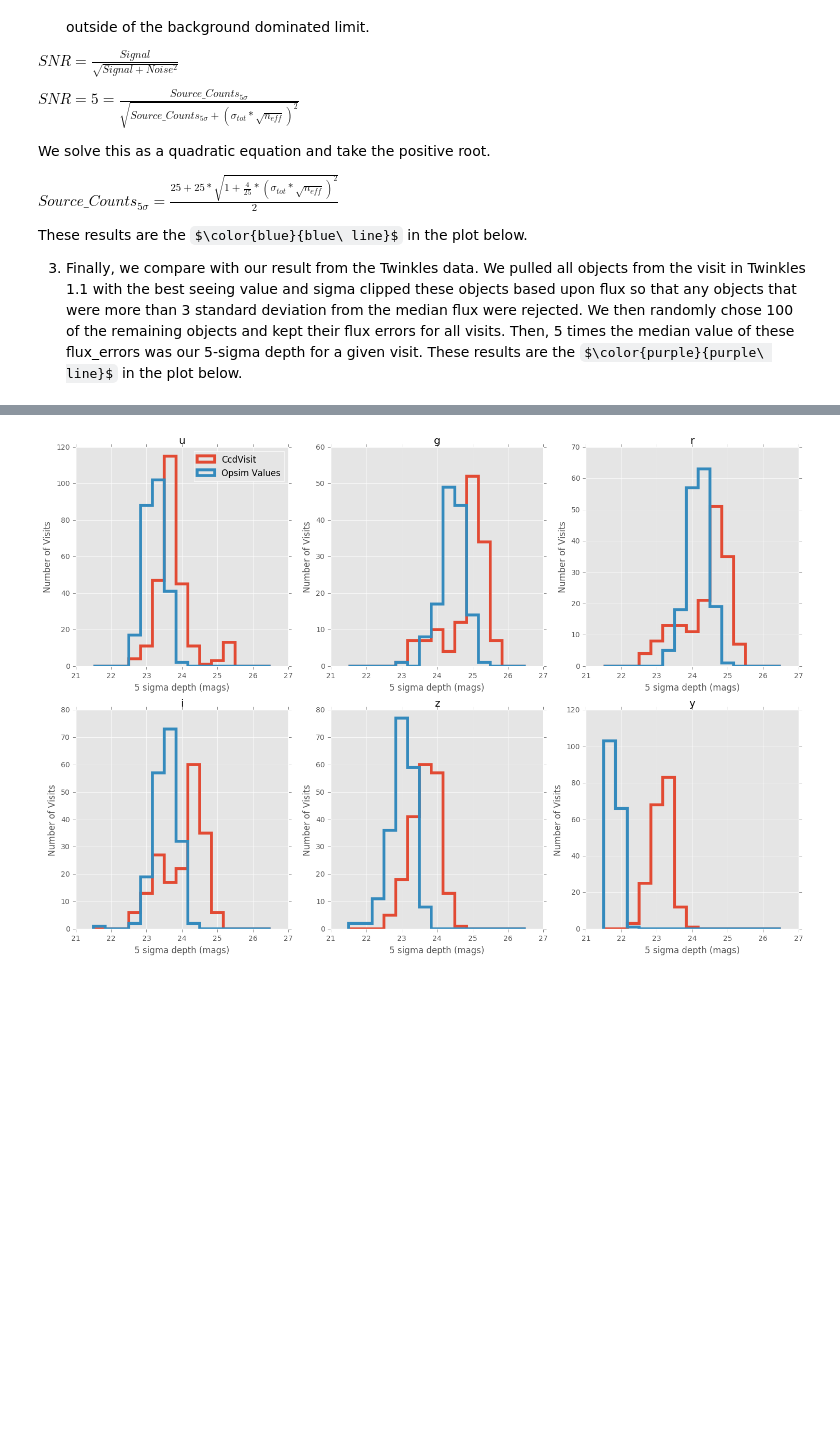
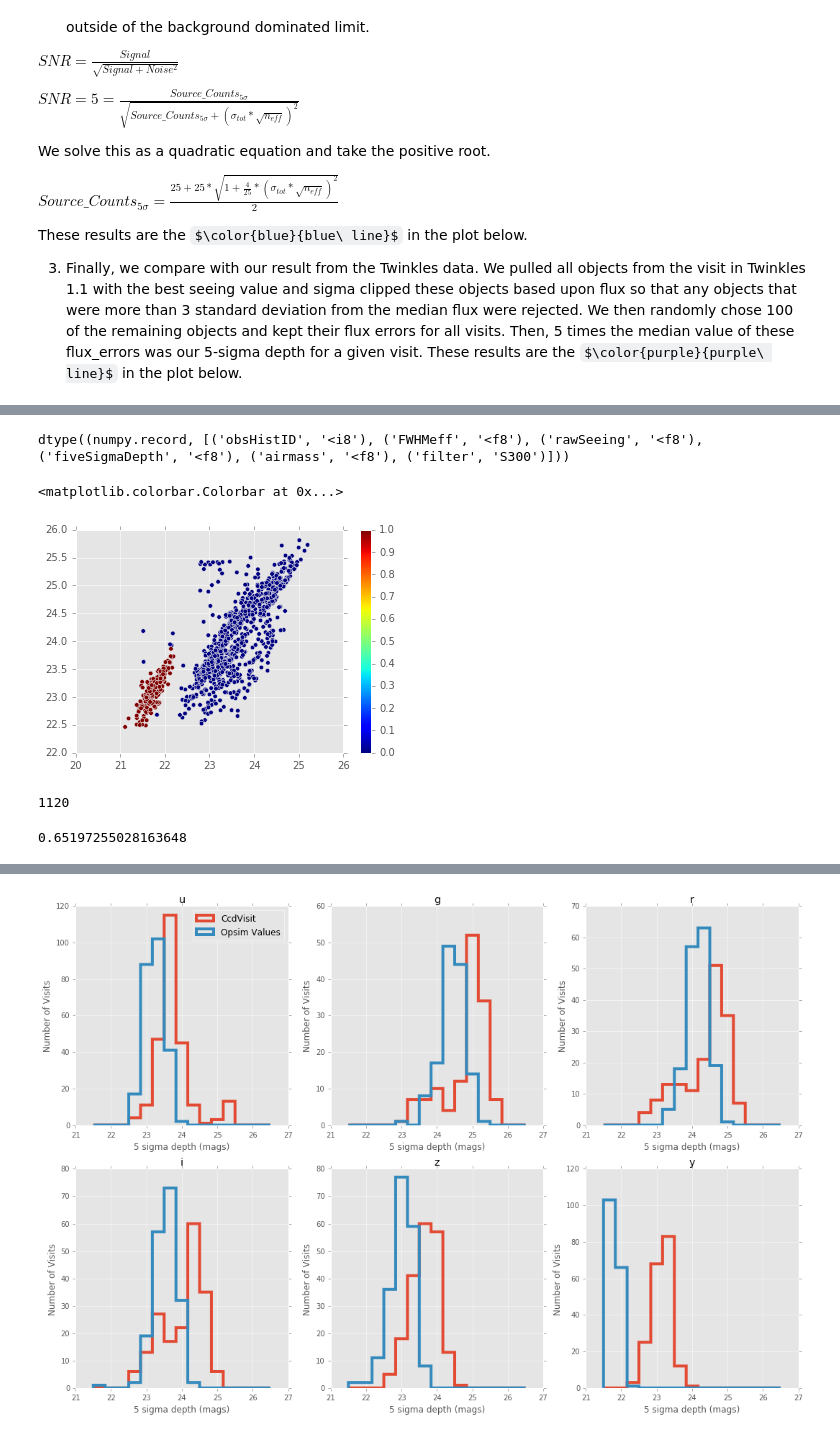
Before and after one commit to LSSTDESC/Monitor, a Jupyter notebook: examples/simple_error_model.ipynb, the cells around one changed output, grey strips where cells are left out. Saved outputs shown, nothing was run; the diff lists cells and outputs as text; code cells hidden in the pictures; some formulas as TeX source; blank space fills up the shorter version.

```diff
--- a/examples/simple_error_model.ipynb
+++ b/examples/simple_error_model.ipynb
@@ -37,10 +37,11 @@ star_db_name = 'twinkles_run1.1.db'
 # %%
 truth_dbConn = desc.monitor.truthDBInterface(database=star_db_name, driver='sqlite')
 dbConn_twinkles = desc.monitor.dbInterface(database='DESC_Twinkles_Level_2',
-                                           host='127.0.0.1', port='3307',
+                                           #host='127.0.0.1', port='3307',
+                                           host='scidb1.nersc.gov', port=3306,
                                            driver='mysql')
 # %%
-opsim_dbConn = desc.monitor.opsimDBInterface('/Users/Bryce/Desktop/kraken_1042_sqlite.db')
+opsim_dbConn = desc.monitor.opsimDBInterface('../../kraken_1042_sqlite.db')
 # %%
 visit_info = dbConn_twinkles.get_all_visit_info()
 # %%
@@ -173,0 +143,24 @@ plt.ylim(0, 350)
+# %%
+opsim_info.dtype
+# %% [output]
+dtype((numpy.record, [('obsHistID', '<i8'), ('FWHMeff', '<f8'), ('rawSeeing', '<f8'), ('fiveSigmaDepth', '<f8'), ('airmass', '<f8'), ('filter', 'S300')]))
+# %%
+filt_num = []
+i = 0
+#filt_map = {'u':0, 'g':1, 'r':2, 'i':3, 'z':4, 'y':5}
+filt_map = {'u':0, 'g':0, 'r':0, 'i':0, 'z':0, 'y':1}
+not_y = []
+y = []
+for filt_val in opsim_info['filter'][obs_list]:
+    filt_num.append(filt_map[filt_val])
+    if filt_val == 'y':
+        y.append(i)
+    else:
+        not_y.append(i)
+    i+=1
+# %%
+plt.scatter(opsim_info['fiveSigmaDepth'][obs_list], 22.5 - 2.5*np.log10(f5), c=filt_num)
+plt.colorbar()
+# %% [output]
+<matplotlib.colorbar.Colorbar at 0x...>
+[figure, added]
@@ -173,0 +169,24 @@ plt.ylim(0, 350)
+# %%
+print len(obs_list)
+random_sort = np.random.choice(np.arange(len(obs_list)), size = len(obs_list), replace=False)
+#random_not_y = np.random.choice(not_y, size = len(not_y), re)
+cut = 280
+train = random_sort[:cut] #Split 25/75 for train/test
+test = random_sort[cut:]
+model = lReg()
+#model.fit(opsim_info['fiveSigmaDepth'][obs_list][train].reshape(-1, 1),
+#          22.5 - 2.5*np.log10(f5[train]).reshape(-1, 1))
+model.fit(np.array([opsim_info['fiveSigmaDepth'][obs_list][train],
+                    np.array(filt_num)[train]]).T.reshape(cut, 2),
+          22.5 - 2.5*np.log10(f5[train]).reshape(-1, 1))
+#pred_f5 = model.predict(opsim_info['fiveSigmaDepth'][obs_list][test].reshape(-1, 1))
+pred_f5 = model.predict(np.array([opsim_info['fiveSigmaDepth'][obs_list][test],
+                                  np.array(filt_num)[test]]).T.reshape(len(obs_list)-cut,2))
+# %% [output]
+1120
+# %%
+model.score(np.array([opsim_info['fiveSigmaDepth'][obs_list][test],
+                      np.array(filt_num)[test]]).T.reshape(len(obs_list)-cut,2),
+            22.5 - 2.5*np.log10(f5[test]))
+# %% [output]
+0.65197255028163648
```
Also changed, not shown: parts of 9 cells of this notebook.
